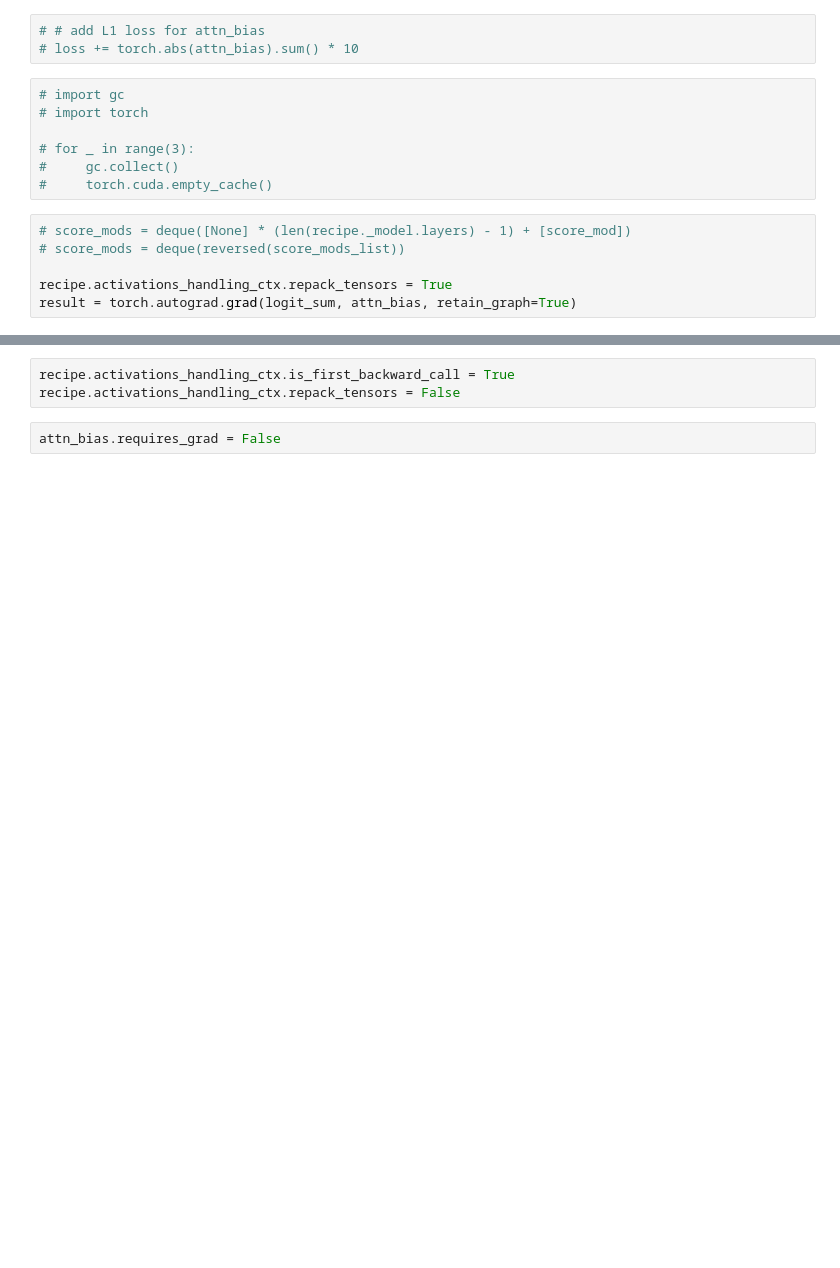
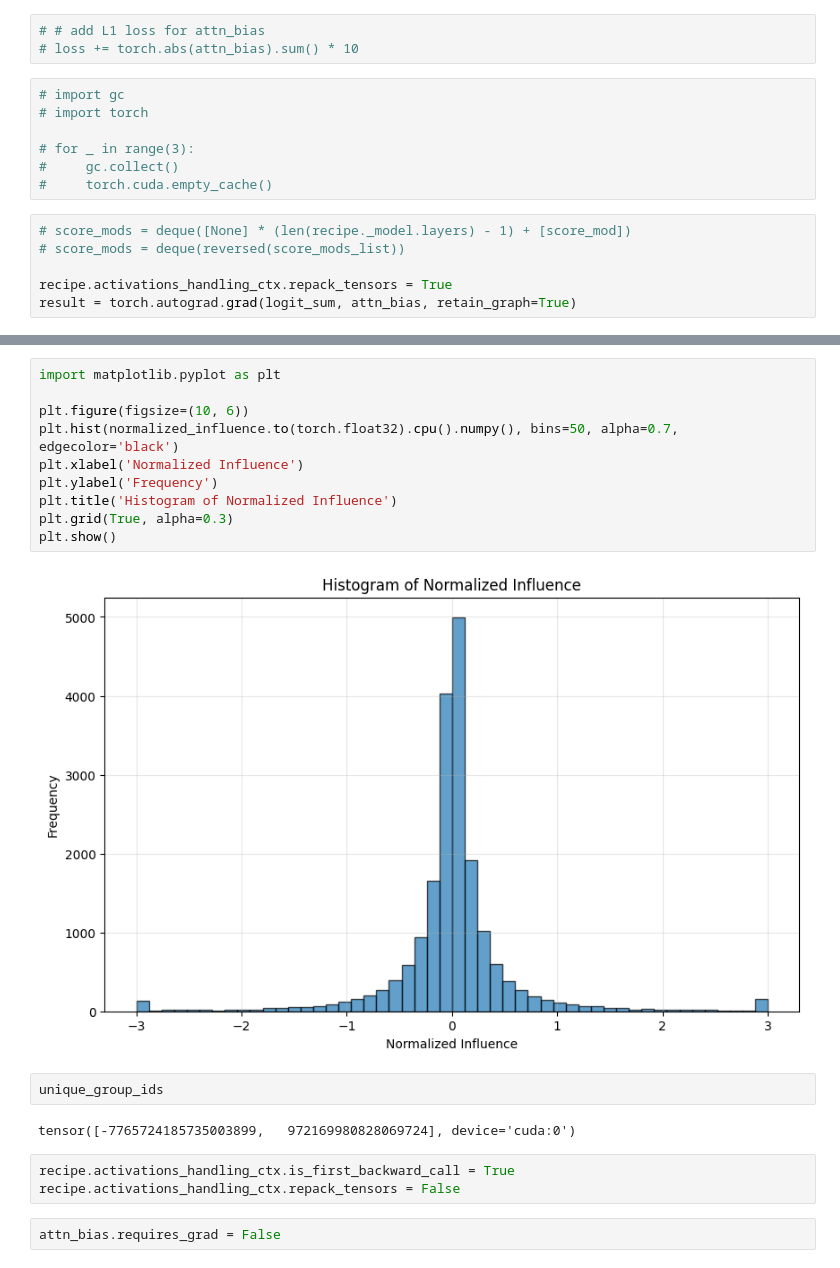
Before and after one commit to xde-mcp/ART, a Jupyter notebook: dev/causality.ipynb, the cells around one changed output, grey strips where cells are left out. Drawn from its saved outputs; the diff is of its cells as text; blank space fills up the shorter version.

```diff
--- a/dev/causality.ipynb
+++ b/dev/causality.ipynb
@@ -268,3 +444,19 @@ result = torch.autograd.grad(logit_sum, attn_bias, retain_graph=True)
+# %%
+import matplotlib.pyplot as plt
+
+plt.figure(figsize=(10, 6))
+plt.hist(normalized_influence.to(torch.float32).cpu().numpy(), bins=50, alpha=0.7, edgecolor='black')
+plt.xlabel('Normalized Influence')
+plt.ylabel('Frequency')
+plt.title('Histogram of Normalized Influence')
+plt.grid(True, alpha=0.3)
+plt.show()
+# %% [output]
+[figure, added]
+# %%
+unique_group_ids
+# %% [output]
+tensor([-7765724185735003899,   972169980828069724], device='cuda:0')
 # %%
 recipe.activations_handling_ctx.is_first_backward_call = True
 recipe.activations_handling_ctx.repack_tensors = False
```
Also changed, not shown: parts of 15 cells of this notebook.
